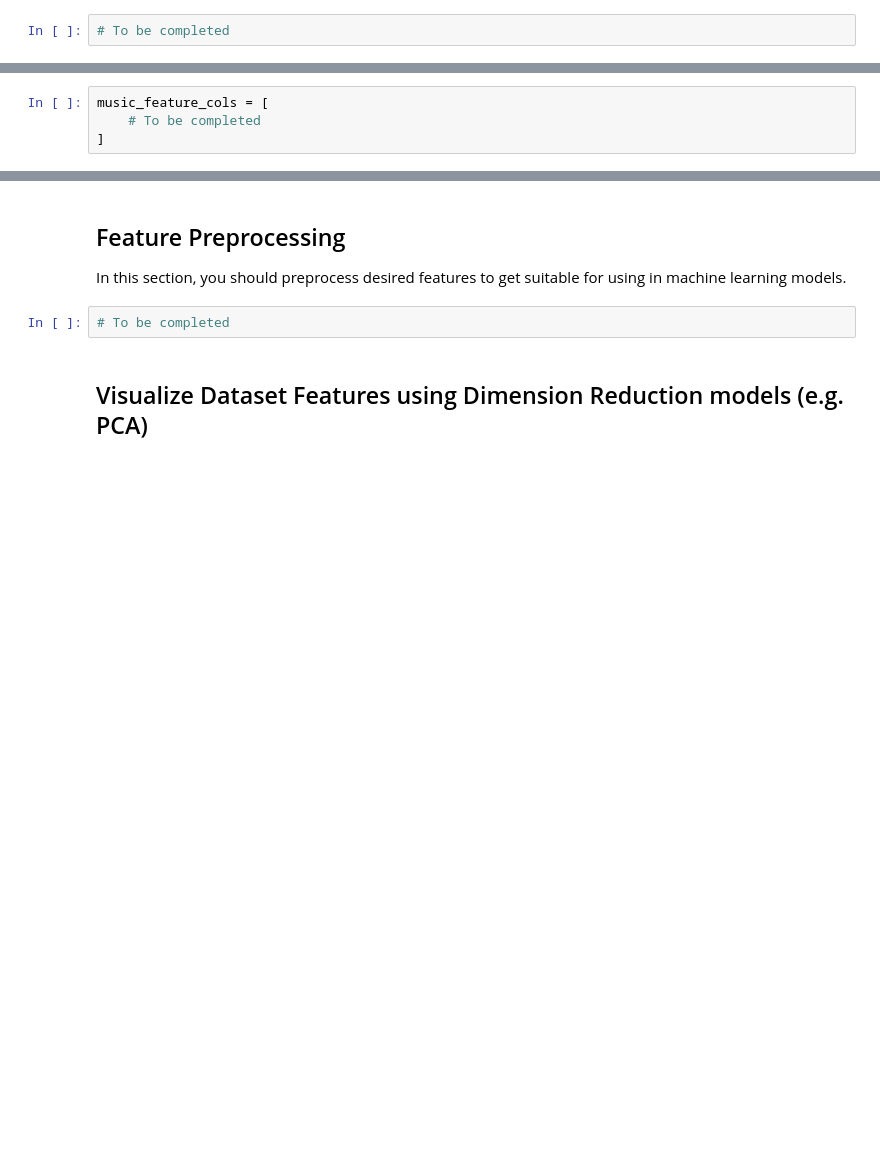
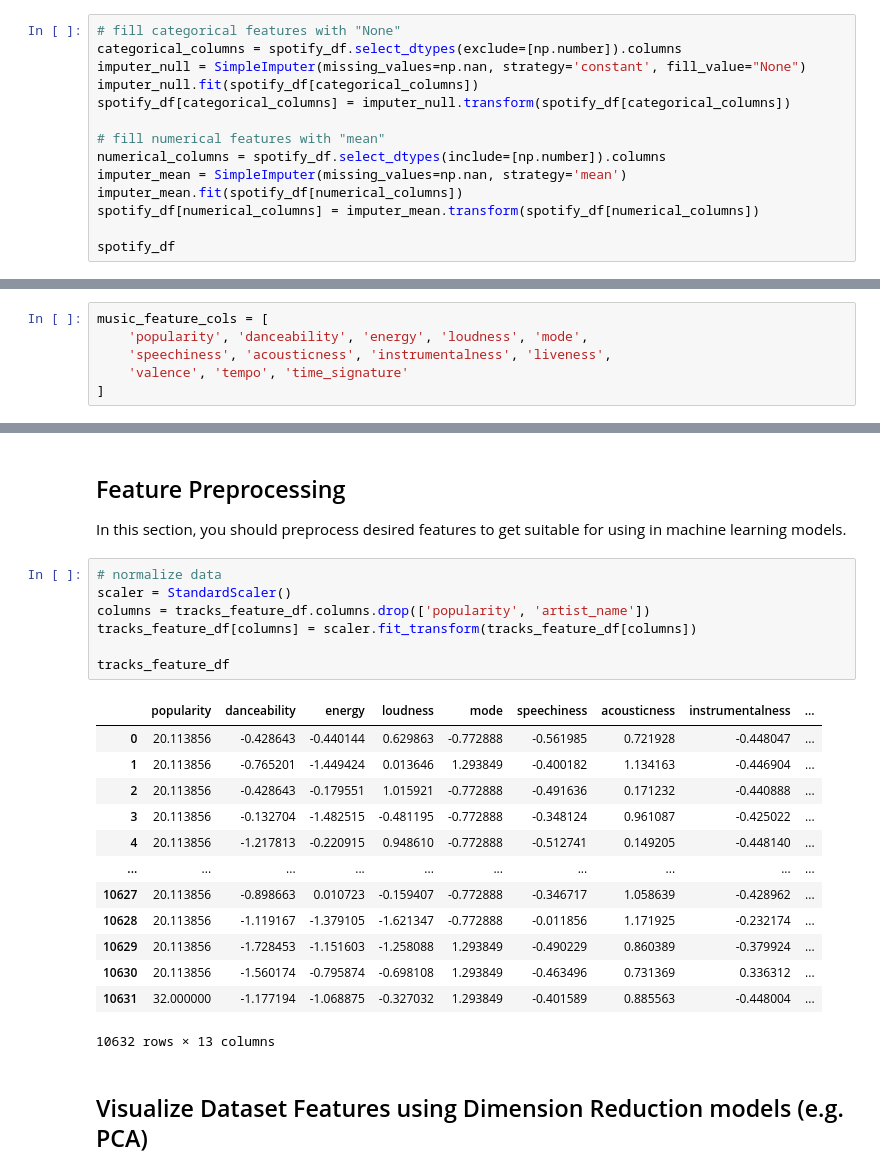
Before and after one commit to goli-mary-m/Persian-Spotify-Analysis, a Jupyter notebook: Persian-Spotify.ipynb, the cells around one changed output, grey strips where cells are left out. Saved outputs shown, nothing was run; the diff lists cells and outputs as text; blank space fills up the shorter version.

```diff
--- a/Persian-Spotify.ipynb
+++ b/Persian-Spotify.ipynb
@@ -440,4 +441,16 @@ spotify_df.isna().sum().to_frame(name='cnt_nan')
 - Fill categorical features with "None"
 - Fill numerical features with appropriate approach(mean, median or any imputation). Explain your choice.
 # %%
-# To be completed
+# fill categorical features with "None"
+categorical_columns = spotify_df.select_dtypes(exclude=[np.number]).columns
+imputer_null = SimpleImputer(missing_values=np.nan, strategy='constant', fill_value="None")
+imputer_null.fit(spotify_df[categorical_columns])
+spotify_df[categorical_columns] = imputer_null.transform(spotify_df[categorical_columns])
+
+# fill numerical features with "mean"
+numerical_columns = spotify_df.select_dtypes(include=[np.number]).columns
+imputer_mean = SimpleImputer(missing_values=np.nan, strategy='mean')
+imputer_mean.fit(spotify_df[numerical_columns])
+spotify_df[numerical_columns] = imputer_mean.transform(spotify_df[numerical_columns])
+
+spotify_df
@@ -447,7 +472,9 @@ spotify_df.isna().sum().to_frame(name='cnt_nan')
 # Determine your desired features here
 # %%
 music_feature_cols = [
-    # To be completed
+    'popularity', 'danceability', 'energy', 'loudness', 'mode',
+    'speechiness', 'acousticness', 'instrumentalness', 'liveness',
+    'valence', 'tempo', 'time_signature'
 ]
 # %%
 tracks_feature_df = spotify_df[music_feature_cols + ['artist_name']].dropna()
@@ -456,7 +497,26 @@ tracks_feature_df
 ## Feature Preprocessing
 In this section, you should preprocess desired features to get suitable for using in machine learning models.
 # %%
-# To be completed
+# normalize data
+scaler = StandardScaler()
+columns = tracks_feature_df.columns.drop(['popularity', 'artist_name'])
+tracks_feature_df[columns] = scaler.fit_transform(tracks_feature_df[columns])
+
+tracks_feature_df
+# %% [output]
+|  | popularity | danceability | energy | loudness | mode | speechiness | acousticness | instrumentalness | ... |
+| 0 | 20.113856 | -0.428643 | -0.440144 | 0.629863 | -0.772888 | -0.561985 | 0.721928 | -0.448047 | ... |
+| 1 | 20.113856 | -0.765201 | -1.449424 | 0.013646 | 1.293849 | -0.400182 | 1.134163 | -0.446904 | ... |
+| 2 | 20.113856 | -0.428643 | -0.179551 | 1.015921 | -0.772888 | -0.491636 | 0.171232 | -0.440888 | ... |
+| 3 | 20.113856 | -0.132704 | -1.482515 | -0.481195 | -0.772888 | -0.348124 | 0.961087 | -0.425022 | ... |
+| 4 | 20.113856 | -1.217813 | -0.220915 | 0.948610 | -0.772888 | -0.512741 | 0.149205 | -0.448140 | ... |
+| ... | ... | ... | ... | ... | ... | ... | ... | ... | ... |
+| 10627 | 20.113856 | -0.898663 | 0.010723 | -0.159407 | -0.772888 | -0.346717 | 1.058639 | -0.428962 | ... |
+| 10628 | 20.113856 | -1.119167 | -1.379105 | -1.621347 | -0.772888 | -0.011856 | 1.171925 | -0.232174 | ... |
+| 10629 | 20.113856 | -1.728453 | -1.151603 | -1.258088 | 1.293849 | -0.490229 | 0.860389 | -0.379924 | ... |
+| 10630 | 20.113856 | -1.560174 | -0.795874 | -0.698108 | 1.293849 | -0.463496 | 0.731369 | 0.336312 | ... |
+| 10631 | 32.000000 | -1.177194 | -1.068875 | -0.327032 | 1.293849 | -0.401589 | 0.885563 | -0.448004 | ... |
+10632 rows × 13 columns
 # %% [markdown]
 ## Visualize Dataset Features using Dimension Reduction models (e.g. PCA)
 # %%
```
Also changed, not shown: parts of 10 cells of this notebook.
